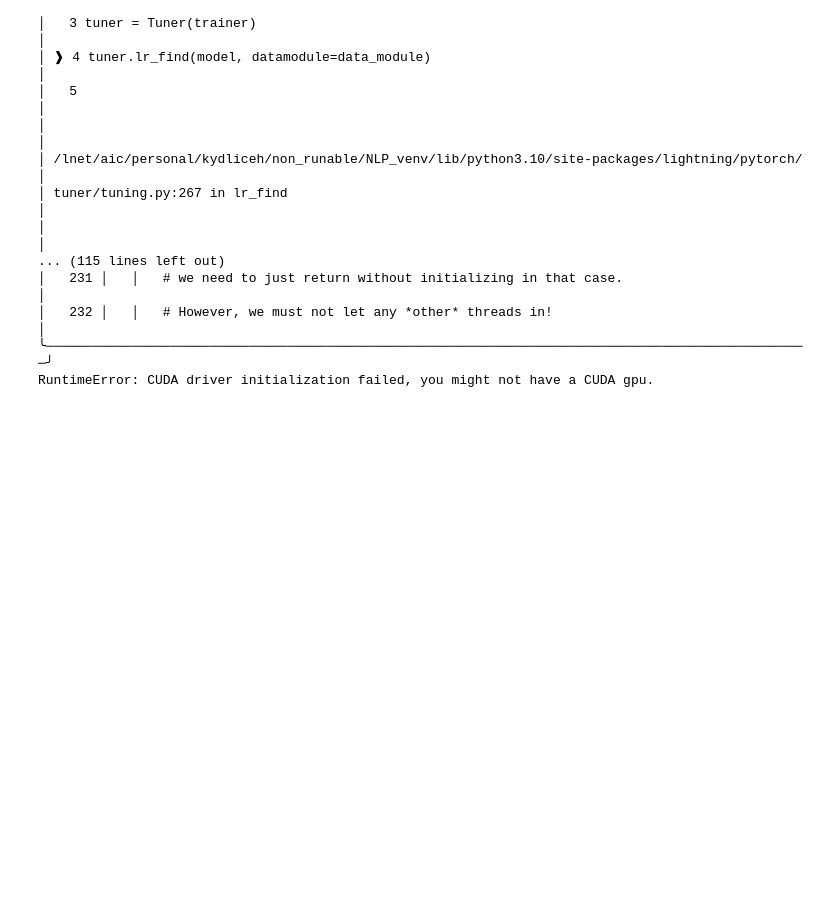
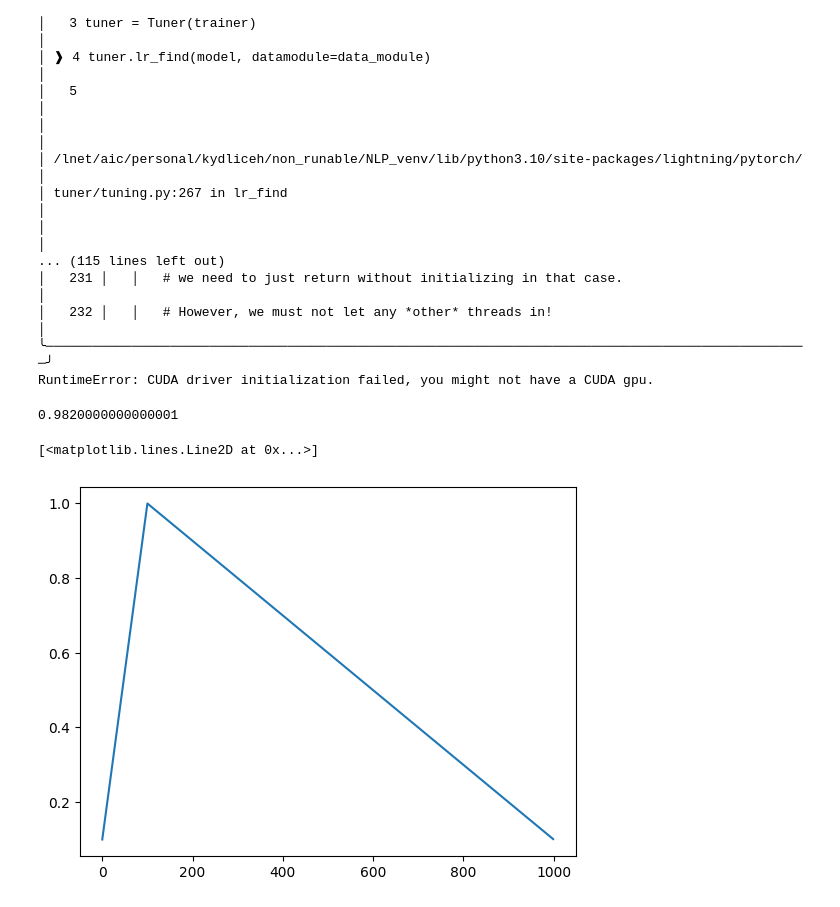
Before and after one commit to hynky1999/Bakalarka-code, a Jupyter notebook: Modelling/Transformers/trans_model.ipynb, the cells around one changed output. Drawn from its saved outputs; the diff is of its cells as text; code cells hidden in the pictures; blank space fills up the shorter version.

```diff
--- a/Modelling/Transformers/trans_model.ipynb
+++ b/Modelling/Transformers/trans_model.ipynb
@@ -440,3 +460,5 @@ Preparing test split
 │   232 │   │   # However, we must not let any *other* threads in!                                 │
 ╰──────────────────────────────────────────────────────────────────────────────────────────────────╯
 RuntimeError: CUDA driver initialization failed, you might not have a CUDA gpu.
+# %%
+sch = get_linear_schedule_with_warmup(None, 100, 1000, min_lr_ratio=0.1)
@@ -442,0 +475,4 @@ RuntimeError: CUDA driver initialization failed, you might not have a CUDA gpu.
+# %%
+sch(910)
+# %% [output]
+0.9820000000000001
@@ -442,0 +481,11 @@ RuntimeError: CUDA driver initialization failed, you might not have a CUDA gpu.
+# %%
+import numpy as np
+x = np.arange(0, 1000)
+y = [sch(i) for i in x]
+# %%
+#plot
+import matplotlib.pyplot as plt
+plt.plot(x, y)
+# %% [output]
+[<matplotlib.lines.Line2D at 0x...>]
+[figure, added]
```
Also changed, not shown: parts of 4 cells of this notebook, 14 other files.
